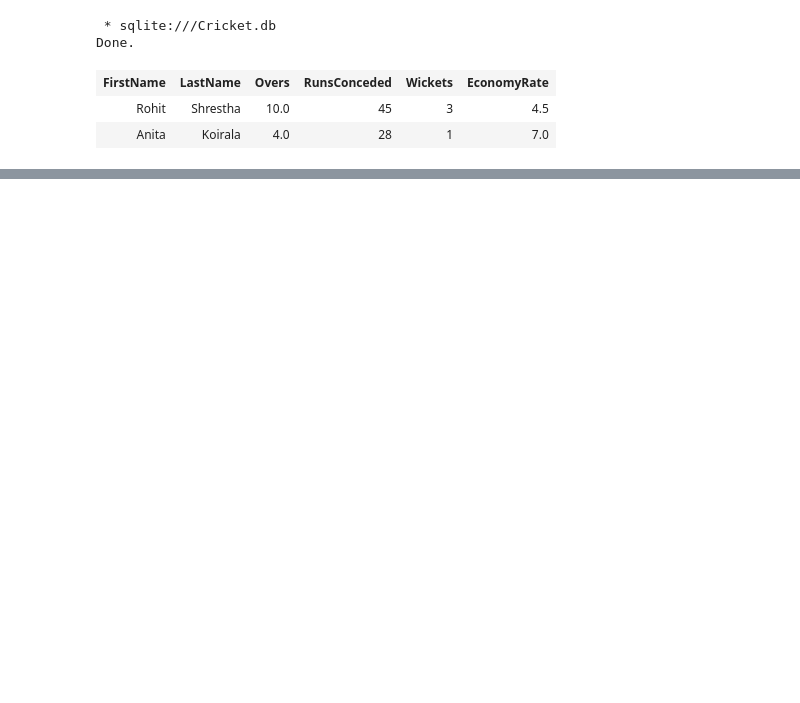
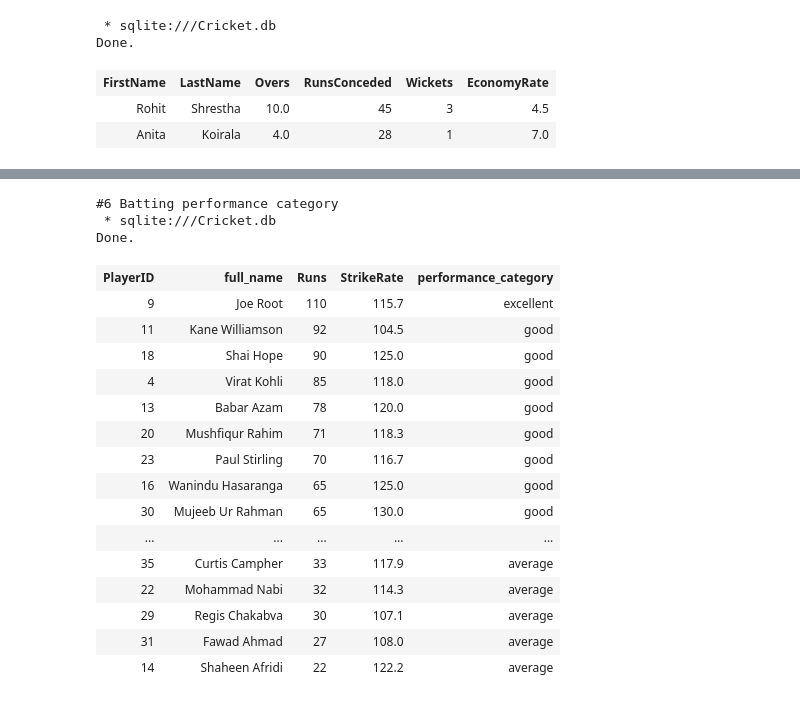
Before and after one commit to swarrup17/InternSQL, a Jupyter notebook: sqlpractice.ipynb, the cells around one changed output, grey strips where cells are left out. Cells and saved outputs as stored; diff of their text form; code cells hidden in the pictures; blank space fills up the shorter version.

```diff
--- a/sqlpractice.ipynb
+++ b/sqlpractice.ipynb
@@ -899,0 +896,32 @@ ADD COLUMN WinBy VARCHAR(50);]
+# %%
+# 6. Performance category based on runs
+print("\n#6 Batting performance category")
+%sql SELECT b.PlayerID, p.FirstName || ' ' || p.LastName AS full_name, b.Runs, b.StrikeRate, \
+            CASE \
+                WHEN b.Runs < 20 THEN 'poor' \
+                WHEN b.Runs >= 20 AND b.Runs < 40 THEN 'average' \
+                WHEN b.Runs >= 40 AND b.Runs < 100 THEN 'good' \
+                WHEN b.Runs >= 100 THEN 'excellent' \
+            END AS performance_category \
+     FROM players p JOIN battingstats b ON b.PlayerID = p.PlayerID \
+     ORDER BY b.Runs DESC;
+# %% [output]
+#6 Batting performance category
+ * sqlite:///Cricket.db
+Done.
+| PlayerID | full_name | Runs | StrikeRate | performance_category |
+| 9 | Joe Root | 110 | 115.7 | excellent |
+| 11 | Kane Williamson | 92 | 104.5 | good |
+| 18 | Shai Hope | 90 | 125.0 | good |
+| 4 | Virat Kohli | 85 | 118.0 | good |
+| 13 | Babar Azam | 78 | 120.0 | good |
+| 20 | Mushfiqur Rahim | 71 | 118.3 | good |
+| 23 | Paul Stirling | 70 | 116.7 | good |
+| 16 | Wanindu Hasaranga | 65 | 125.0 | good |
+| 30 | Mujeeb Ur Rahman | 65 | 130.0 | good |
+| ... | ... | ... | ... | ... |
+| 35 | Curtis Campher | 33 | 117.9 | average |
+| 22 | Mohammad Nabi | 32 | 114.3 | average |
+| 29 | Regis Chakabva | 30 | 107.1 | average |
+| 31 | Fawad Ahmad | 27 | 108.0 | average |
+| 14 | Shaheen Afridi | 22 | 122.2 | average |
```
Also changed, not shown: parts of 52 cells of this notebook, 2 other files.
